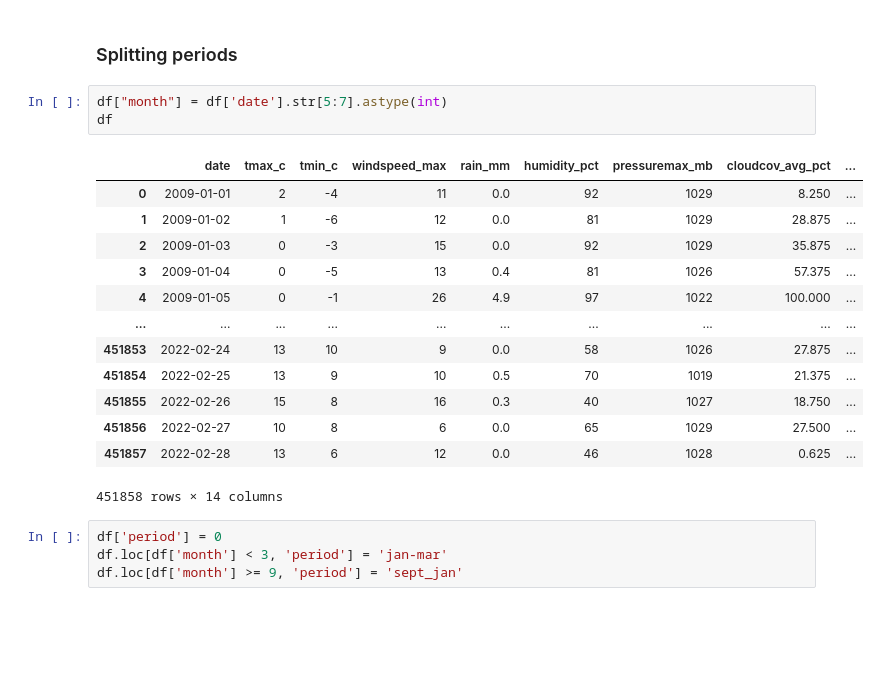
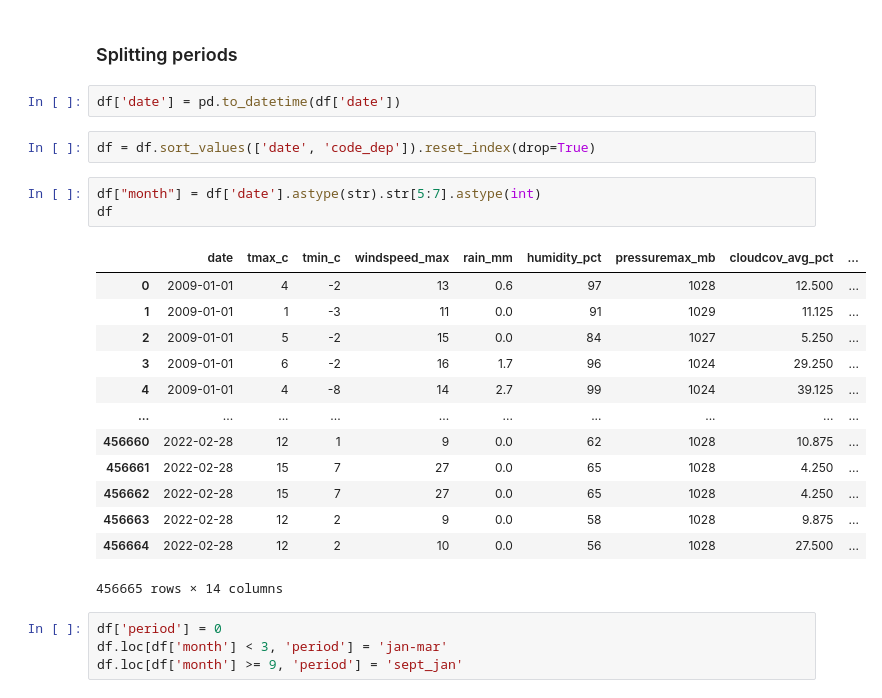
Before and after one commit to PierreCeraH/deepagri, a Jupyter notebook: notebooks/wez_meteo_agg.ipynb, the cells around one changed output. Cells and saved outputs as stored; diff of their text form; blank space fills up the shorter version.

```diff
--- a/notebooks/wez_meteo_agg.ipynb
+++ b/notebooks/wez_meteo_agg.ipynb
@@ -167,23 +161,27 @@ def count_neg_outliers(series, threshold=1, greater=False):
 ## Defining aggregation columns
 # %% [markdown]
 ### Splitting periods
+# %%
+df['date'] = pd.to_datetime(df['date'])
+# %%
+df = df.sort_values(['date', 'code_dep']).reset_index(drop=True)
 # %%
-df["month"] = df['date'].str[5:7].astype(int)
+df["month"] = df['date'].astype(str).str[5:7].astype(int)
 df
 # %% [output]
 |  | date | tmax_c | tmin_c | windspeed_max | rain_mm | humidity_pct | pressuremax_mb | cloudcov_avg_pct | ... |
-| 0 | 2009-01-01 | 2 | -4 | 11 | 0.0 | 92 | 1029 | 8.250 | ... |
-| 1 | 2009-01-02 | 1 | -6 | 12 | 0.0 | 81 | 1029 | 28.875 | ... |
-| 2 | 2009-01-03 | 0 | -3 | 15 | 0.0 | 92 | 1029 | 35.875 | ... |
-| 3 | 2009-01-04 | 0 | -5 | 13 | 0.4 | 81 | 1026 | 57.375 | ... |
-| 4 | 2009-01-05 | 0 | -1 | 26 | 4.9 | 97 | 1022 | 100.000 | ... |
+| 0 | 2009-01-01 | 4 | -2 | 13 | 0.6 | 97 | 1028 | 12.500 | ... |
+| 1 | 2009-01-01 | 1 | -3 | 11 | 0.0 | 91 | 1029 | 11.125 | ... |
+| 2 | 2009-01-01 | 5 | -2 | 15 | 0.0 | 84 | 1027 | 5.250 | ... |
+| 3 | 2009-01-01 | 6 | -2 | 16 | 1.7 | 96 | 1024 | 29.250 | ... |
+| 4 | 2009-01-01 | 4 | -8 | 14 | 2.7 | 99 | 1024 | 39.125 | ... |
 | ... | ... | ... | ... | ... | ... | ... | ... | ... | ... |
-| 451853 | 2022-02-24 | 13 | 10 | 9 | 0.0 | 58 | 1026 | 27.875 | ... |
-| 451854 | 2022-02-25 | 13 | 9 | 10 | 0.5 | 70 | 1019 | 21.375 | ... |
-| 451855 | 2022-02-26 | 15 | 8 | 16 | 0.3 | 40 | 1027 | 18.750 | ... |
-| 451856 | 2022-02-27 | 10 | 8 | 6 | 0.0 | 65 | 1029 | 27.500 | ... |
-| 451857 | 2022-02-28 | 13 | 6 | 12 | 0.0 | 46 | 1028 | 0.625 | ... |
+| 456660 | 2022-02-28 | 12 | 1 | 9 | 0.0 | 62 | 1028 | 10.875 | ... |
+| 456661 | 2022-02-28 | 15 | 7 | 27 | 0.0 | 65 | 1028 | 4.250 | ... |
+| 456662 | 2022-02-28 | 15 | 7 | 27 | 0.0 | 65 | 1028 | 4.250 | ... |
+| 456663 | 2022-02-28 | 12 | 2 | 9 | 0.0 | 58 | 1028 | 9.875 | ... |
+| 456664 | 2022-02-28 | 12 | 2 | 10 | 0.0 | 56 | 1028 | 27.500 | ... |
-451858 rows × 14 columns
+456665 rows × 14 columns
 # %%
 df['period'] = 0
 df.loc[df['month'] < 3, 'period'] = 'jan-mar'
```
Also changed, not shown: parts of 27 cells of this notebook, 1 other file.
